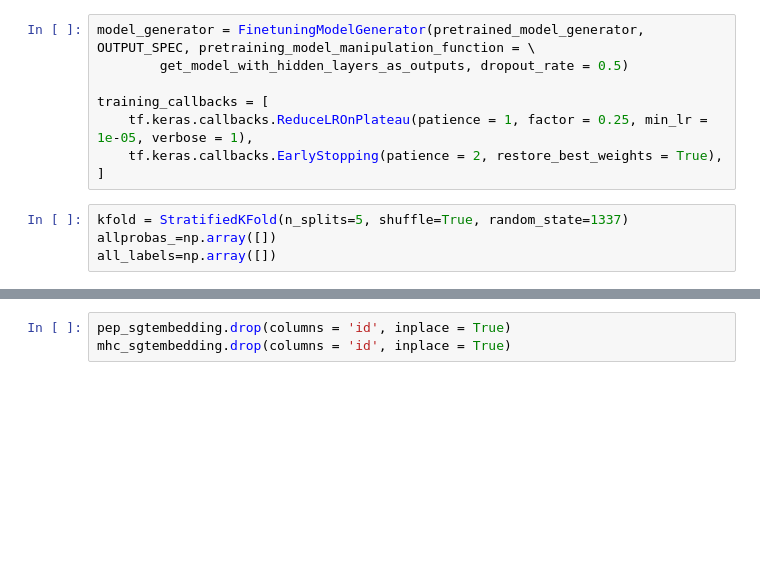
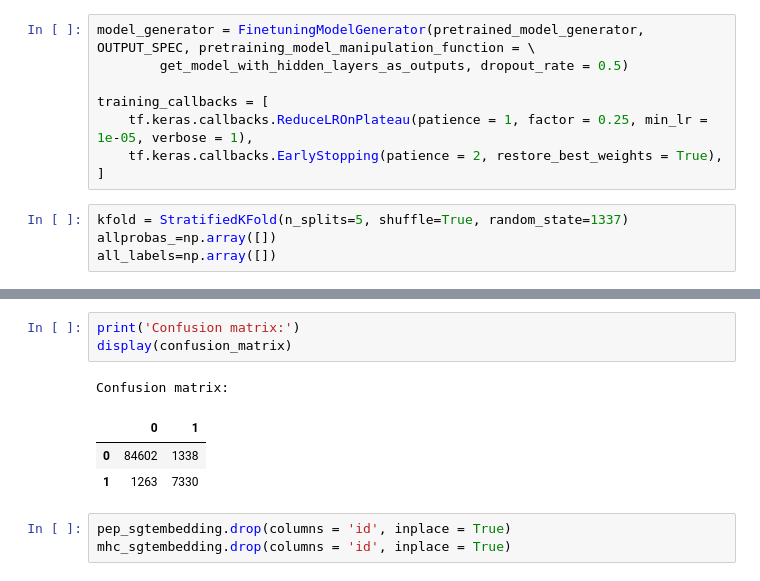
Before and after one commit to jjia1/viralepitope, a Jupyter notebook: ViralEpitopeModel_transformer.ipynb, the cells around one changed output, grey strips where cells are left out. Cells and saved outputs as stored; diff of their text form; blank space fills up the shorter version.

```diff
--- a/ViralEpitopeModel_transformer.ipynb
+++ b/ViralEpitopeModel_transformer.ipynb
@@ -160,3 +194,11 @@ Epoch 13/30
+# %%
+print('Confusion matrix:')
+display(confusion_matrix)
+# %% [output]
+Confusion matrix:
+|  | 0 | 1 |
+| 0 | 84602 | 1338 |
+| 1 | 1263 | 7330 |
 # %%
 pep_sgtembedding.drop(columns = 'id', inplace = True)
 mhc_sgtembedding.drop(columns = 'id', inplace = True)
```
Also changed, not shown: parts of 3 cells of this notebook.
